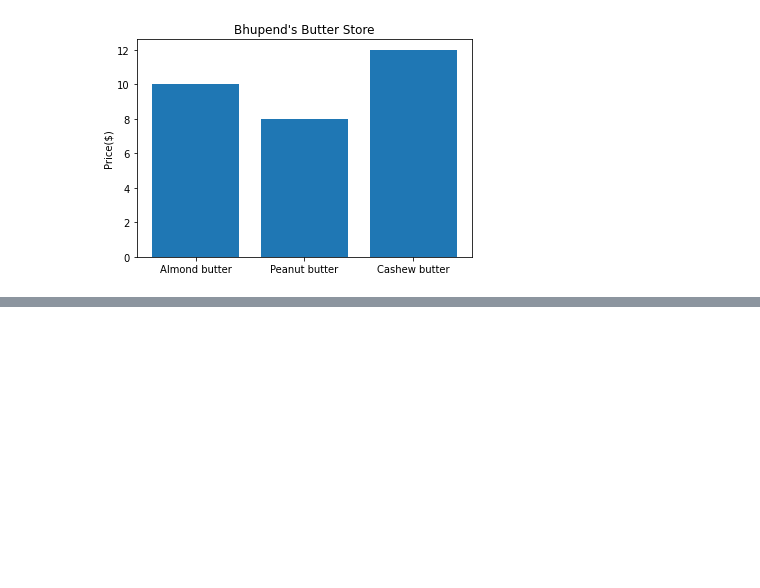
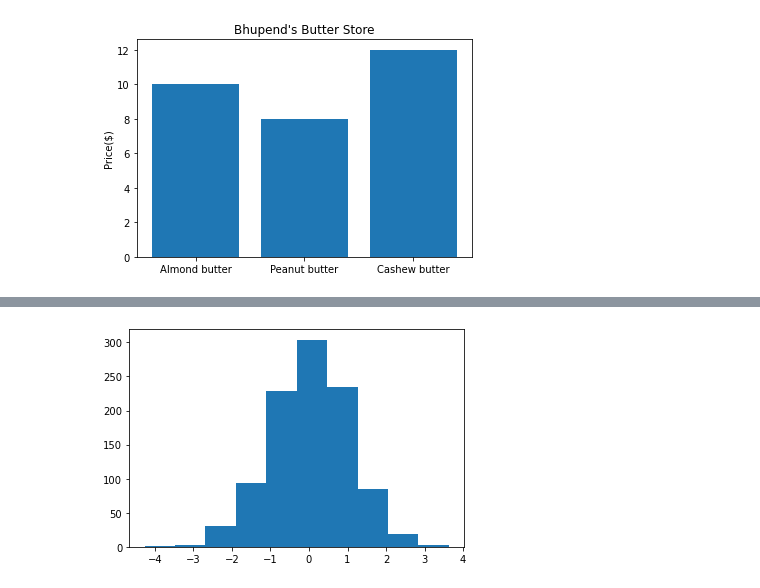
Before and after one commit to bhupendpatil/Practice, a Jupyter notebook: Data Analysis/Matplotlib/introduction-to-matplotlib.ipynb, the cells around one changed output, grey strips where cells are left out. Drawn from its saved outputs; the diff is of its cells as text; code cells hidden in the pictures; blank space fills up the shorter version.

```diff
--- a/Data Analysis/Matplotlib/introduction-to-matplotlib.ipynb
+++ b/Data Analysis/Matplotlib/introduction-to-matplotlib.ipynb
@@ -125,0 +131,7 @@ ax.set(title="Bhupend's Butter Store",ylabel="Price($)");
+# %%
+# make some data for histogram
+x = np.random.randn(1000)
+fig,ax=plt.subplots()
+ax.hist(x);
+# %% [output]
+[figure, added]
```
Also changed, not shown: parts of 4 cells of this notebook.
